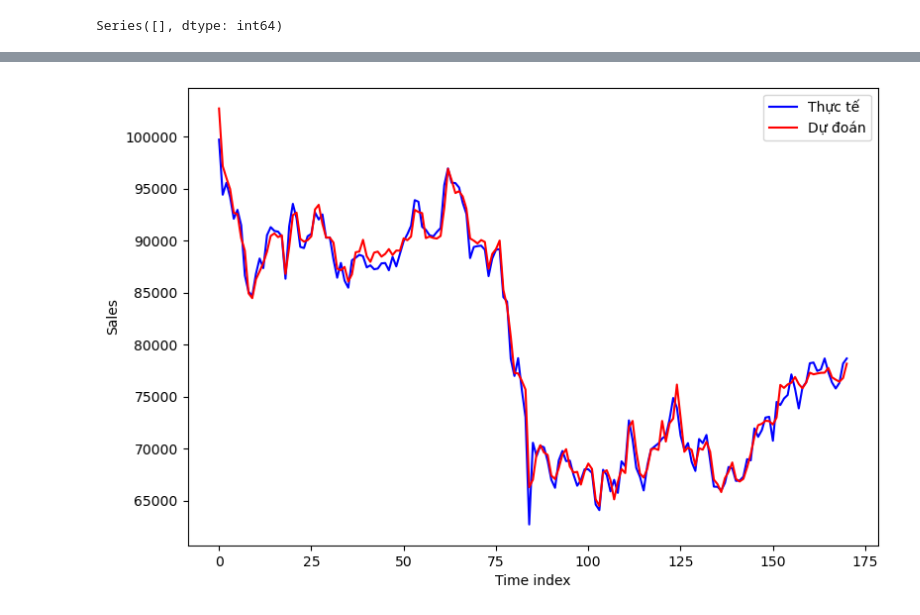
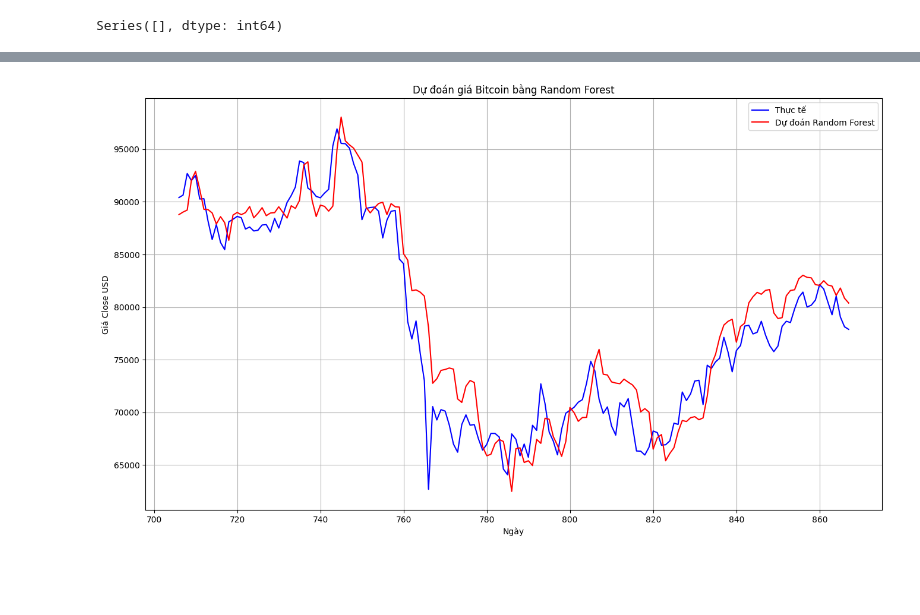
Before and after one commit to nguyenkhanh177/bitcoin, a Jupyter notebook: bitcon.ipynb, the cells around one changed output, grey strips where cells are left out. Cells and saved outputs as stored; diff of their text form; code cells hidden in the pictures; blank space fills up the shorter version.

```diff
--- a/bitcon.ipynb
+++ b/bitcon.ipynb
@@ -119,0 +140,11 @@ Series([], dtype: int64)
+# %%
+features = [
+    'Open', 'High', 'Low', 'Close', 'Volume',
+    'H-L', 'O-C',
+    f'SMA_{ma_1}',
+    f'SMA_{ma_2}',
+    f'SMA_{ma_3}',
+    f'SD_{ma_1}',
+    f'SD_{ma_3}'
+]
+target = 'Close'
@@ -149,8 +209,0 @@ Số mẫu Test: 171
-# %%
-X_train = data_train.drop('Close', axis=1)
-y_train = data_train['Close']
-
-X_test = data_test.drop('Close', axis=1)
-y_test = data_test['Close']
-
-X_train.shape, y_train.shape
@@ -159,8 +210,10 @@ X_train.shape, y_train.shape
 # %%
-y_train = y_train.values.ravel()
-print(X_train.shape)
-print(y_train.shape)
+model = RandomForestRegressor(
+    n_estimators=200,
+    random_state=42
+)
 
-y_test = y_test.values.ravel()
-print(y_test.shape)
+model.fit(X_train, y_train)
+
+y_pred = model.predict(X_test)
 # %% [output]
@@ -203,10 +269,13 @@ Mean relative errors: 1.1%
 # %%
-plt.figure(figsize=(9,6))
-plt.plot(y_test, color='blue', label='Thực tế')
-plt.plot(y_pred, color='red', label='Dự đoán')
-plt.xlabel('Time index')
-plt.ylabel('Sales')
+plt.figure(figsize=(16,9))
+
+plt.plot(dates_test, y_test, color='blue', label='Thực tế')
+plt.plot(dates_test, y_pred,color='red', label='Dự đoán Random Forest')
+plt.title('Dự đoán giá Bitcoin bằng Random Forest')
+plt.xlabel('Ngày')
+plt.ylabel('Giá Close USD')
 plt.legend()
+plt.grid(True)
 plt.show()
 # %% [output]
-[figure, old version]
+[figure, new version]
```
Also changed, not shown: parts of 19 cells of this notebook, 4 other files.
